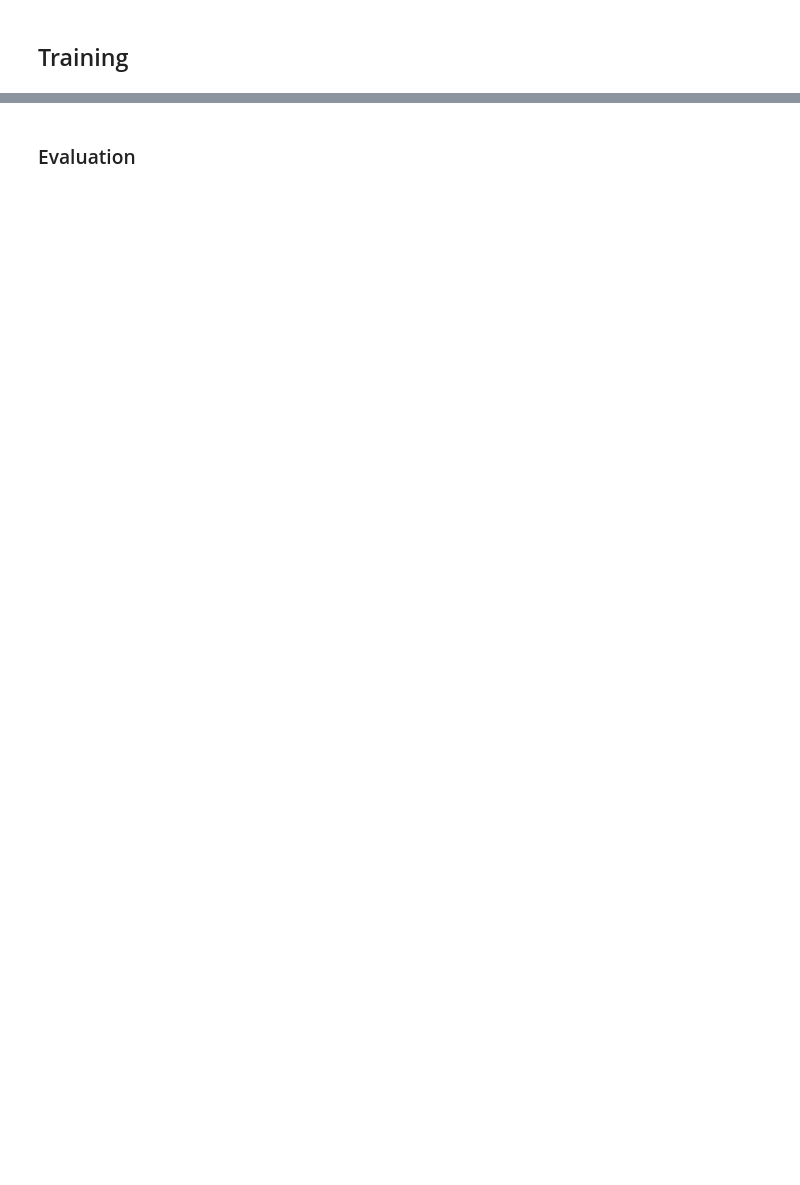
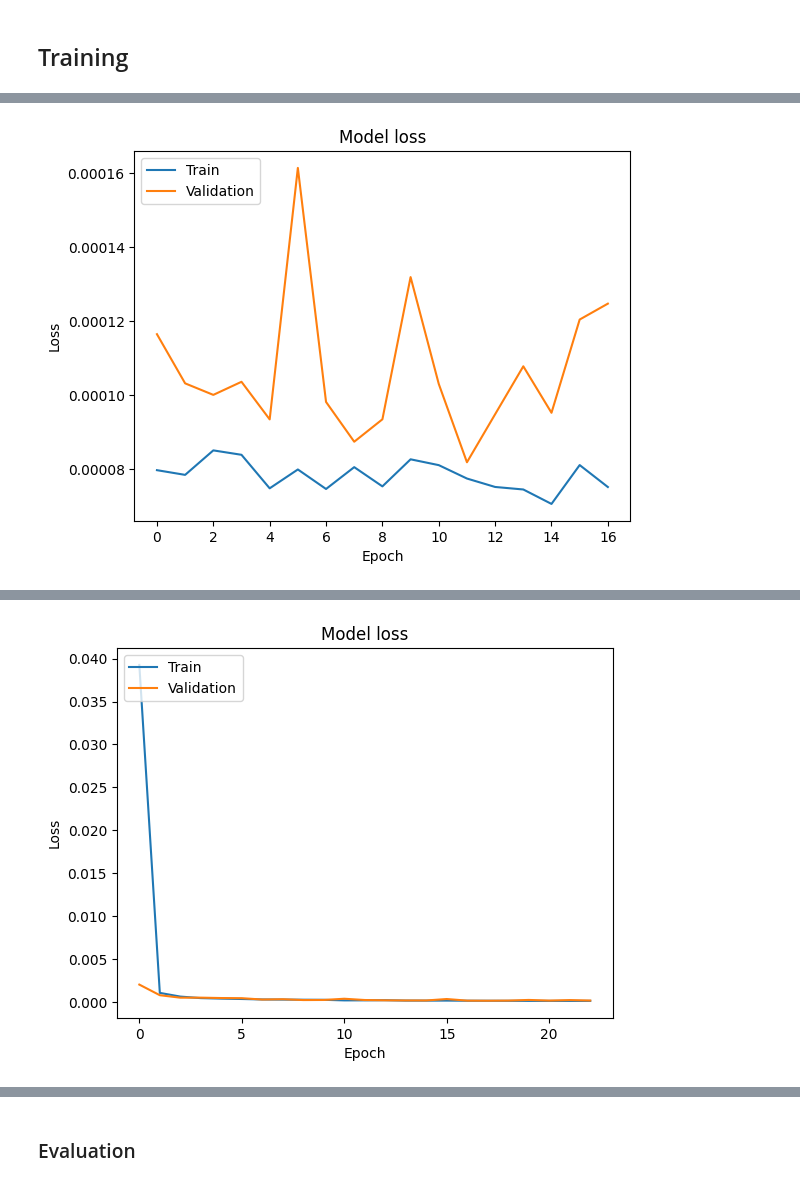
Before and after one commit to saadan1234/Optical-Network-and-Technologies, a Jupyter notebook: NeuralNet.ipynb, the cells around one changed output, grey strips where cells are left out. Saved outputs shown, nothing was run; the diff lists cells and outputs as text; code cells hidden in the pictures; blank space fills up the shorter version.

```diff
--- a/NeuralNet.ipynb
+++ b/NeuralNet.ipynb
@@ -478,0 +382,6 @@ Validation MAE: 0.08204513043165207
+# %%
+best_model.summary()
+
+# Hypertuned parameter models
+best_modelm = best_model
+best_modelz = best_model
@@ -479,2 +448,35 @@ Validation MAE: 0.08204513043165207
 # %% [markdown]
 ## Training
+# %%
+# Fit the best model
+history = best_modelm.fit(mxdata_train, mydata_train, epochs=100, batch_size=64, validation_data=(mxdata_test, mydata_test), callbacks=[keras.callbacks.EarlyStopping(patience=5)])
+
+# Evaluate the model
+results = best_modelm.evaluate(mxdata_test, mydata_test)
+print("Loss: ",results)
+
+# Plot training & validation loss values
+plt.plot(history.history['loss'])
+plt.plot(history.history['val_loss'])
+plt.title('Model loss')
+plt.ylabel('Loss')
+plt.xlabel('Epoch')
+plt.legend(['Train', 'Validation'], loc='upper left')
+plt.show()
+
+# Fit the best model
+history = modelm.fit(mxdata_train, mydata_train, epochs=100, batch_size=64, validation_data=(mxdata_test, mydata_test), callbacks=[keras.callbacks.EarlyStopping(patience=5)])
+
+# Evaluate the model
+results = modelm.evaluate(mxdata_test, mydata_test)
+print("Loss: ",results)
+
+# Plot training & validation loss values
+plt.plot(history.history['loss'])
+plt.plot(history.history['val_loss'])
+plt.title('Model loss')
+plt.ylabel('Loss')
+plt.xlabel('Epoch')
+plt.legend(['Train', 'Validation'], loc='upper left')
+plt.show()
+# %% [output]
@@ -480,0 +500 @@ Validation MAE: 0.08204513043165207
+[figure, added]
@@ -481 +518,2 @@ Validation MAE: 0.08204513043165207
+[figure, added]
 # %%
```
Also changed, not shown: parts of 25 cells of this notebook.
